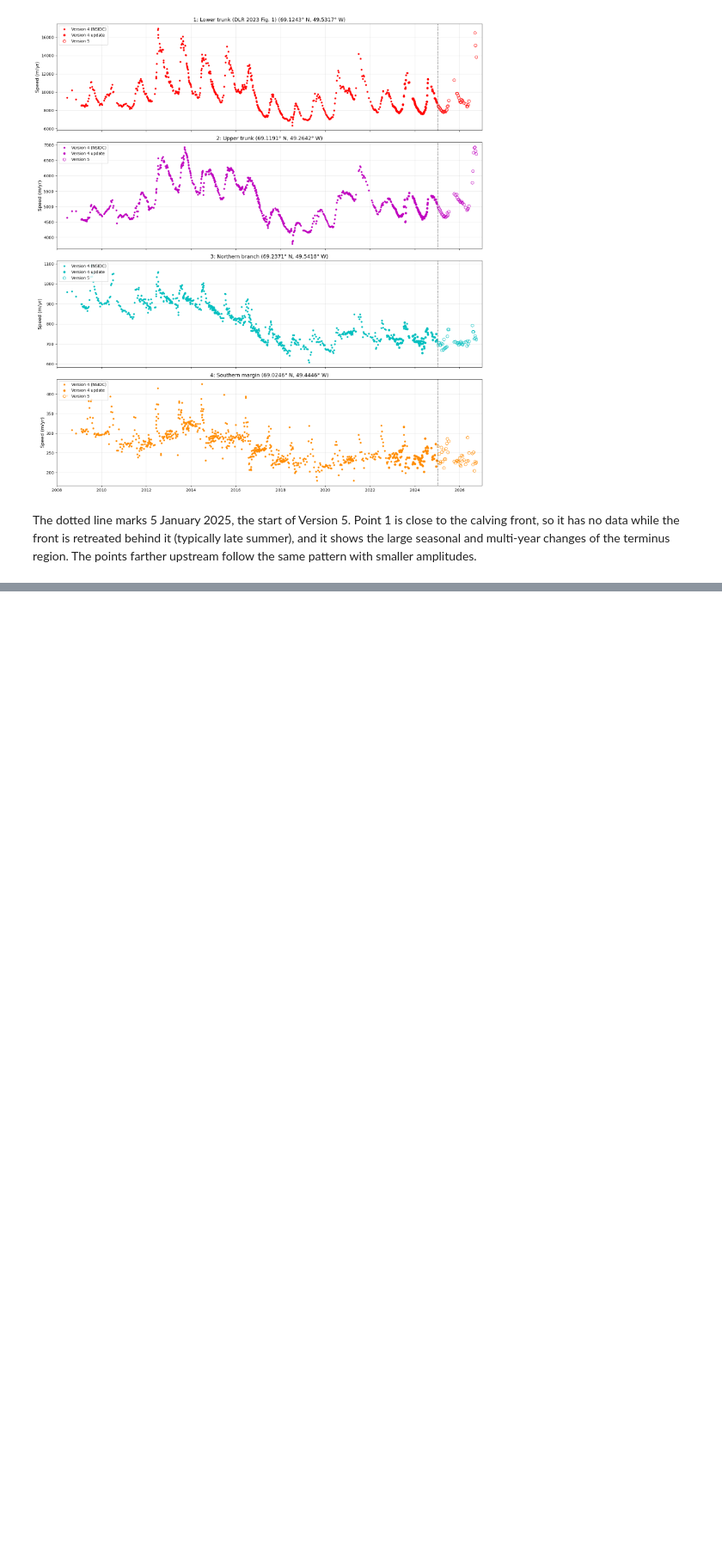
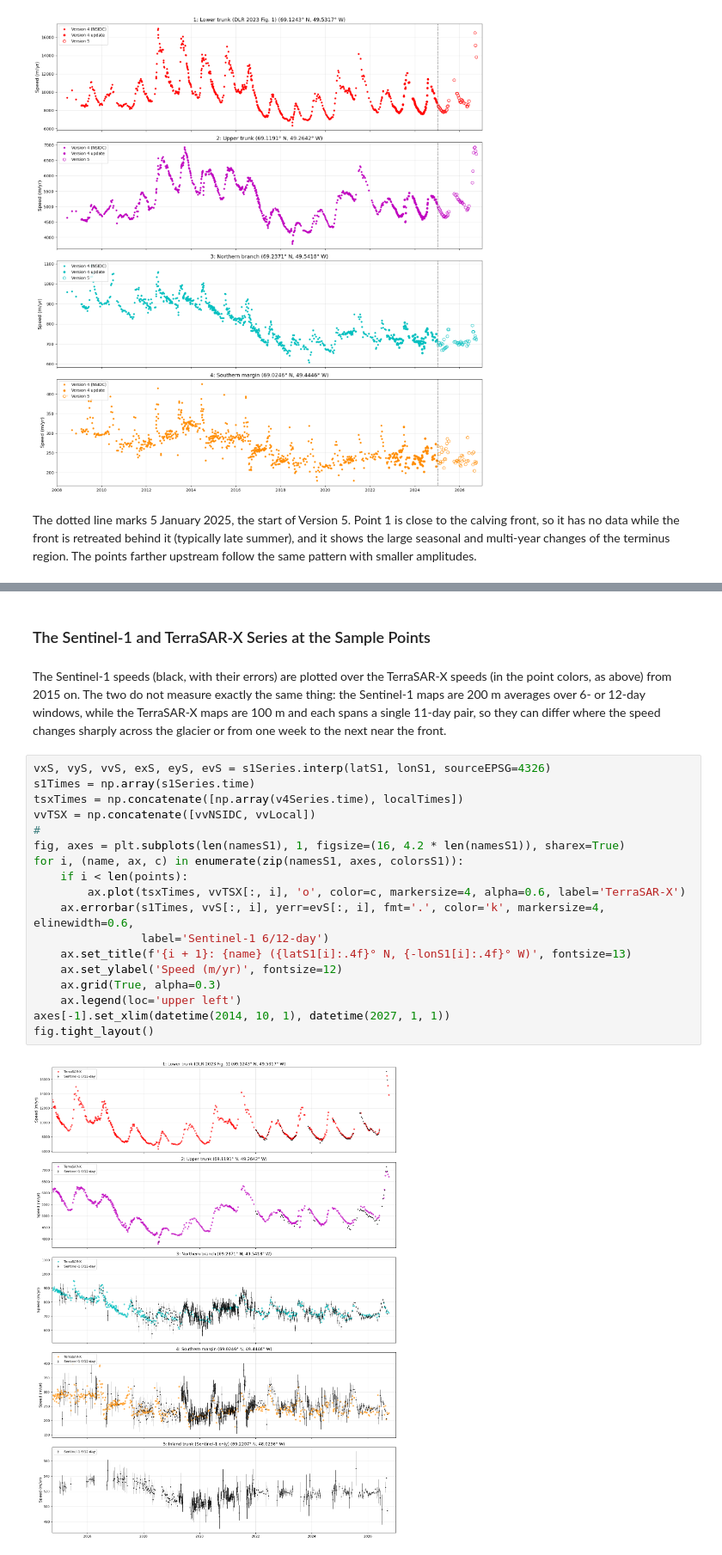
Before and after one commit to fastice/JakDemo, a Jupyter notebook: JakobshavnTSXFullSeries.ipynb, the cells around one changed output, grey strips where cells are left out. Shown at 86% size. Saved outputs shown, nothing was run; the diff lists cells and outputs as text; blank space fills up the shorter version.

```diff
--- a/JakobshavnTSXFullSeries.ipynb
+++ b/JakobshavnTSXFullSeries.ipynb
@@ -269,0 +332,27 @@ terminus region. The points farther upstream follow the same pattern with smalle
+# %% [markdown]
+### The Sentinel-1 and TerraSAR-X Series at the Sample Points
+# %% [markdown]
+The Sentinel-1 speeds (black, with their errors) are plotted over the TerraSAR-X speeds (in the point colors, as above) from
+2015 on. The two do not measure exactly the same thing: the Sentinel-1 maps are 200 m averages over 6- or 12-day windows,
+while the TerraSAR-X maps are 100 m and each spans a single 11-day pair, so they can differ where the speed changes sharply
+across the glacier or from one week to the next near the front.
+# %%
+vxS, vyS, vvS, exS, eyS, evS = s1Series.interp(latS1, lonS1, sourceEPSG=4326)
+s1Times = np.array(s1Series.time)
+tsxTimes = np.concatenate([np.array(v4Series.time), localTimes])
+vvTSX = np.concatenate([vvNSIDC, vvLocal])
+#
+fig, axes = plt.subplots(len(namesS1), 1, figsize=(16, 4.2 * len(namesS1)), sharex=True)
+for i, (name, ax, c) in enumerate(zip(namesS1, axes, colorsS1)):
+    if i < len(points):
+        ax.plot(tsxTimes, vvTSX[:, i], 'o', color=c, markersize=4, alpha=0.6, label='TerraSAR-X')
+    ax.errorbar(s1Times, vvS[:, i], yerr=evS[:, i], fmt='.', color='k', markersize=4, elinewidth=0.6,
+                label='Sentinel-1 6/12-day')
+    ax.set_title(f'{i + 1}: {name} ({latS1[i]:.4f}° N, {-lonS1[i]:.4f}° W)', fontsize=13)
+    ax.set_ylabel('Speed (m/yr)', fontsize=12)
+    ax.grid(True, alpha=0.3)
+    ax.legend(loc='upper left')
+axes[-1].set_xlim(datetime(2014, 10, 1), datetime(2027, 1, 1))
+fig.tight_layout()
+# %% [output]
+[figure, added]
```
Also changed, not shown: parts of 7 cells of this notebook.
